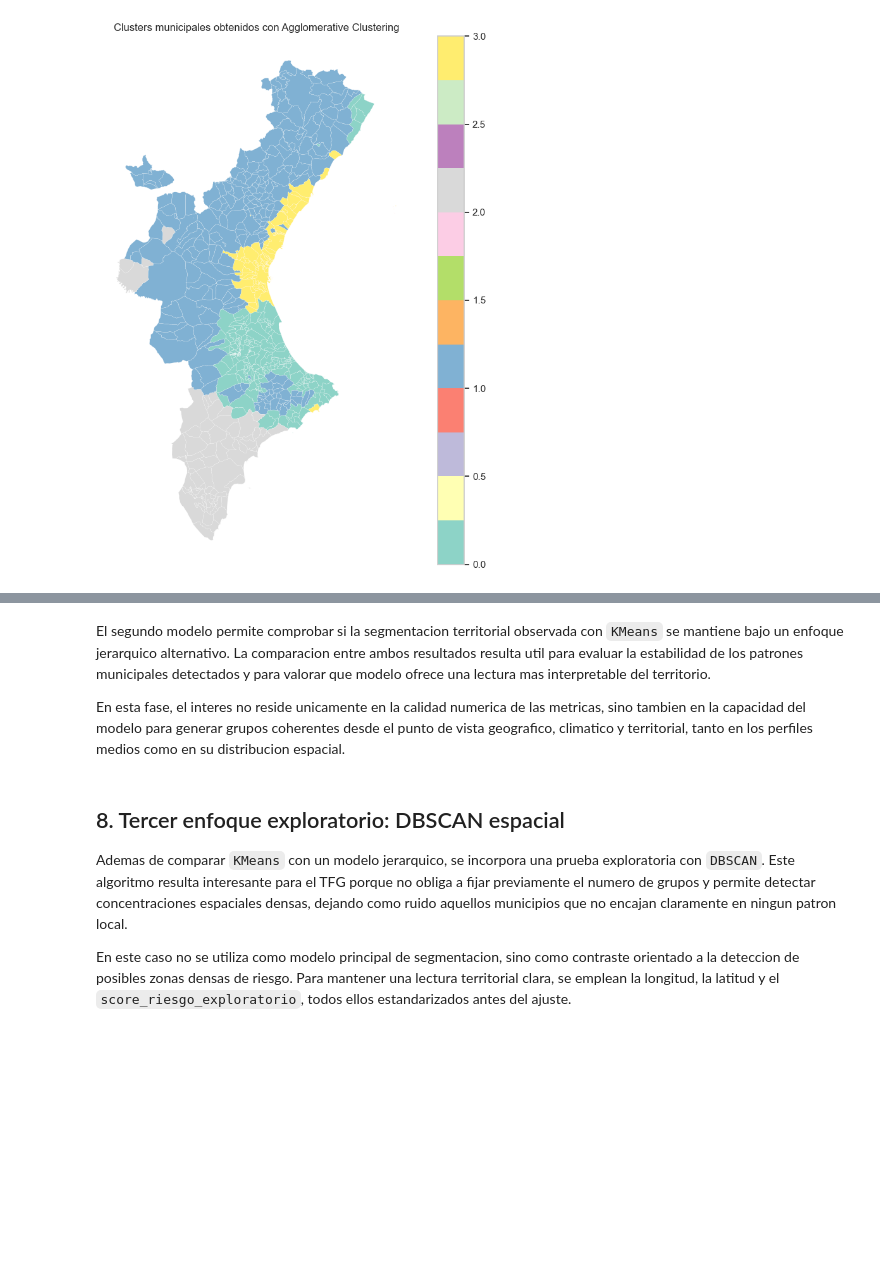
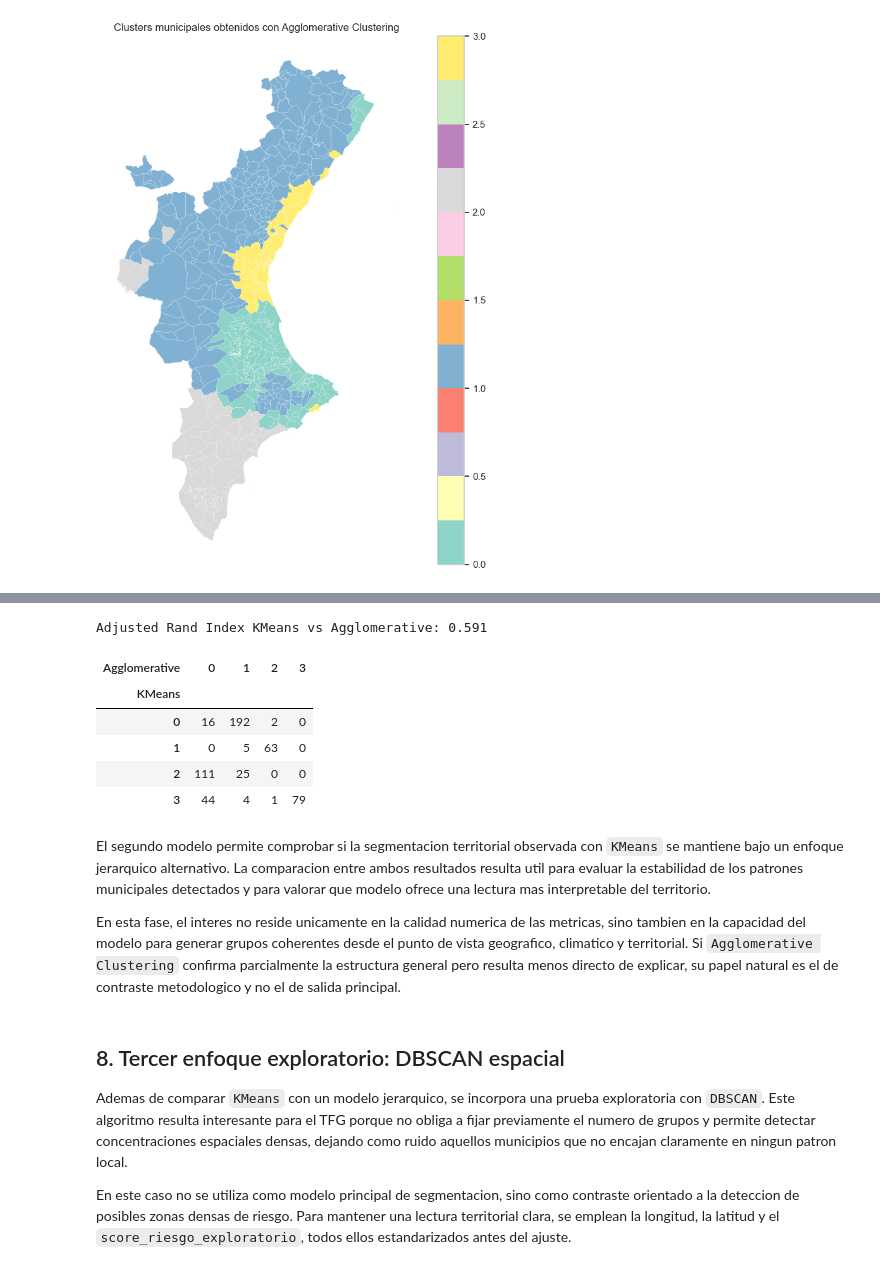
Before and after one commit to gonzalolarriba/modelo-geoespacial-riesgo-climatico, a Jupyter notebook: notebooks/notebook_4_modelado_segmentacion.ipynb, the cells around one changed output, grey strips where cells are left out. Saved outputs shown, nothing was run; the diff lists cells and outputs as text; code cells hidden in the pictures; blank space fills up the shorter version.

```diff
--- a/notebooks/notebook_4_modelado_segmentacion.ipynb
+++ b/notebooks/notebook_4_modelado_segmentacion.ipynb
@@ -655,7 +826,27 @@ plt.show()
+# %%
+kmeans_agg_agreement = pd.crosstab(
+    df_mun["cluster_kmeans"],
+    df_mun["cluster_agg"],
+    rownames=["KMeans"],
+    colnames=["Agglomerative"],
+)
+
+ari_kmeans_agg = adjusted_rand_score(df_mun["cluster_kmeans"], df_mun["cluster_agg"])
+
+print("Adjusted Rand Index KMeans vs Agglomerative:", round(ari_kmeans_agg, 3))
+display(kmeans_agg_agreement)
+# %% [output]
+Adjusted Rand Index KMeans vs Agglomerative: 0.591
+| Agglomerative | 0 | 1 | 2 | 3 |
+| KMeans |  |  |  |  |
+| 0 | 16 | 192 | 2 | 0 |
+| 1 | 0 | 5 | 63 | 0 |
+| 2 | 111 | 25 | 0 | 0 |
+| 3 | 44 | 4 | 1 | 79 |
 # %% [markdown]
 El segundo modelo permite comprobar si la segmentacion territorial observada con `KMeans` se mantiene bajo un enfoque jerarquico alternativo. La comparacion entre ambos resultados resulta util para evaluar la estabilidad de los patrones municipales detectados y para valorar que modelo ofrece una lectura mas interpretable del territorio.
 
-En esta fase, el interes no reside unicamente en la calidad numerica de las metricas, sino tambien en la capacidad del modelo para generar grupos coherentes desde el punto de vista geografico, climatico y territorial, tanto en los perfiles medios como en su distribucion espacial.
+En esta fase, el interes no reside unicamente en la calidad numerica de las metricas, sino tambien en la capacidad del modelo para generar grupos coherentes desde el punto de vista geografico, climatico y territorial. Si `Agglomerative Clustering` confirma parcialmente la estructura general pero resulta menos directo de explicar, su papel natural es el de contraste metodologico y no el de salida principal.
 # %% [markdown]
 ## 8. Tercer enfoque exploratorio: DBSCAN espacial
 
```
Also changed, not shown: parts of 15 cells of this notebook.
